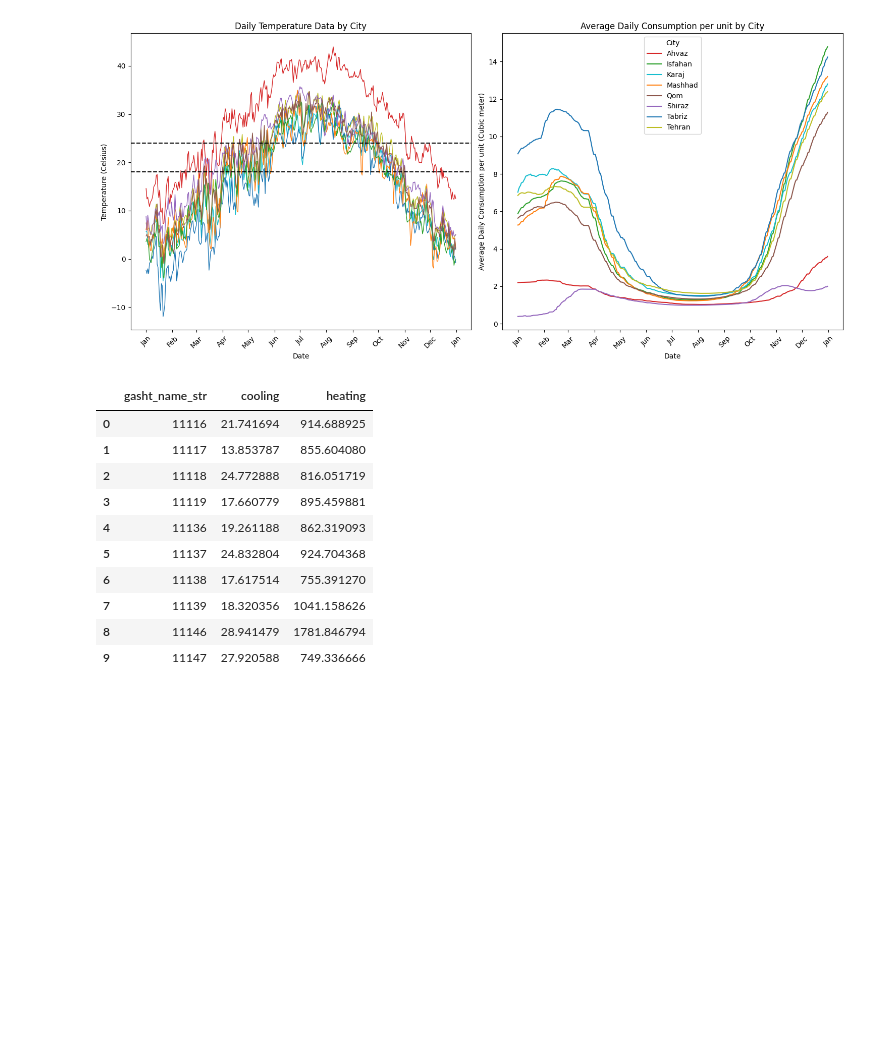
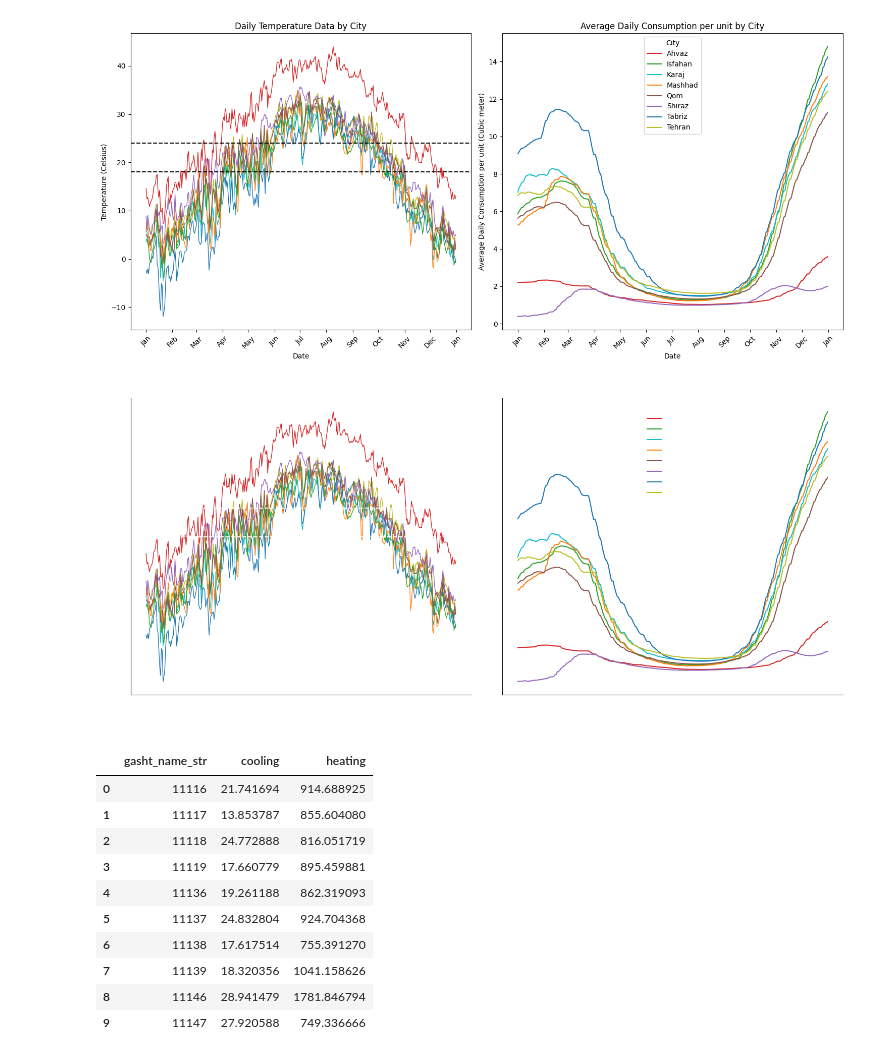
Before and after one commit to sinanarimani/UrbanForm_VS_DomesticGasConsumption, a Jupyter notebook: data_preparation.ipynb, the cells around one changed output. Saved outputs shown, nothing was run; the diff lists cells and outputs as text; code cells hidden in the pictures; blank space fills up the shorter version.

Commit message:
The transparent chart added

```diff
--- a/data_preparation.ipynb
+++ b/data_preparation.ipynb
@@ -962,6 +962,9 @@ color_map = {name: cm.tab10(i % 10) for i, name in enumerate(all_names)}
 
 # Create the subplots
 fig, axes = plt.subplots(1, 2, figsize=(15, 7))  # 1 row, 2 columns
+
+# Make figure background transparent
+fig.patch.set_alpha(0)
 
 # First plot: Grouped by city
 for city in unique_cities:
@@ -995,6 +998,7 @@ axes[0].set_xlabel("Date")
 # Adjust layout and display
 # Format x-axis to show months
 for ax in axes:
+    ax.set_facecolor("none")
     ax.xaxis.set_major_locator(mdates.MonthLocator())
     ax.xaxis.set_major_formatter(mdates.DateFormatter('%b'))  # e.g., Jan, Feb, ...
     ax.tick_params(axis='x', rotation=45)
@@ -1003,6 +1007,88 @@ plt.tight_layout()
 plt.show()
 # %% [output]
 [figure]
+# %%
+import matplotlib.pyplot as plt
+import matplotlib.cm as cm
+import matplotlib.dates as mdates
+
+# Rename 'Esfahan' to 'Isfahan' in the dataset
+df3["city"] = df3["city"].replace("Esfahan", "Isfahan")
+temp2.columns = [col.replace("Esfahan", "Isfahan") if col != "Date" else col for col in temp2.columns]
+
+# Create a color map based on unique city/station names
+unique_cities = df3["city"].unique()
+unique_stations = temp2.columns[temp2.columns != "Date"]
+
+# Combine all unique names to ensure consistent colors across plots
+all_names = list(unique_cities) + list(unique_stations)
+color_map = {name: cm.tab10(i % 10) for i, name in enumerate(all_names)}
+
+# Create the subplots
+fig, axes = plt.subplots(1, 2, figsize=(15, 7))
+
+# Transparent background
+fig.patch.set_alpha(0)
+
+# First plot: Grouped by city
+for city in unique_cities:
+    city_data = df3[df3["city"] == city]
+    axes[1].plot(
+        city_data["date"],
+        city_data["average_daily_consumption_perUnit"],
+        label=city,
+        color=color_map[city]
+    )
+
+axes[1].set_title("Average Daily Consumption per unit by City", color='white')
+axes[1].set_xlabel("Date", color='white')
+axes[1].set_ylabel("Average Daily Consumption per unit (Cubic meter)", color='white')
+
+legend = axes[1].legend(
+    title="City",
+    facecolor='none',
+    edgecolor='none',
+    labelcolor='white'
+)
+legend.get_title().set_color("white")
+
+# Second plot: Station data
+for station in unique_stations:
+    axes[0].plot(
+        temp2["Date"],
+        temp2[station],
+        linewidth=1,
+        label=f"{station} Station",
+        color=color_map[station]
+    )
+
+axes[0].axhline(18, color='white', linestyle='--')
+axes[0].axhline(24, color='white', linestyle='--')
+
+axes[0].set_title("Daily Temperature Data by City", color='white')
+axes[0].set_ylabel("Temperature (Celsius)", color='white')
+axes[0].set_xlabel("Date", color='white')
+
+# Adjust layout and axis formatting
+for ax in axes:
+    ax.set_facecolor("none")
+    ax.xaxis.set_major_locator(mdates.MonthLocator())
+    ax.xaxis.set_major_formatter(mdates.DateFormatter('%b'))
+    ax.tick_params(axis='x', rotation=45, colors='white')
+    ax.tick_params(axis='y', colors='white')
+
+    # Optional: remove top/right borders for cleaner dark-theme look
+    ax.spines['top'].set_visible(False)
+    ax.spines['right'].set_visible(False)
+
+plt.tight_layout()
+
+# Save transparent PNG
+plt.savefig("temperature_consumption_plot.png", dpi=300, transparent=True)
+
+plt.show()
+# %% [output]
+[figure, added]
 # %%
 cooling_heating = data_consumption_melt.groupby(["gasht_name_str","c_or_h"], dropna= True).aggregate(
     gasht_name_str = ("gasht_name_str", "first"),
```
Also changed, not shown: 1 other file.
